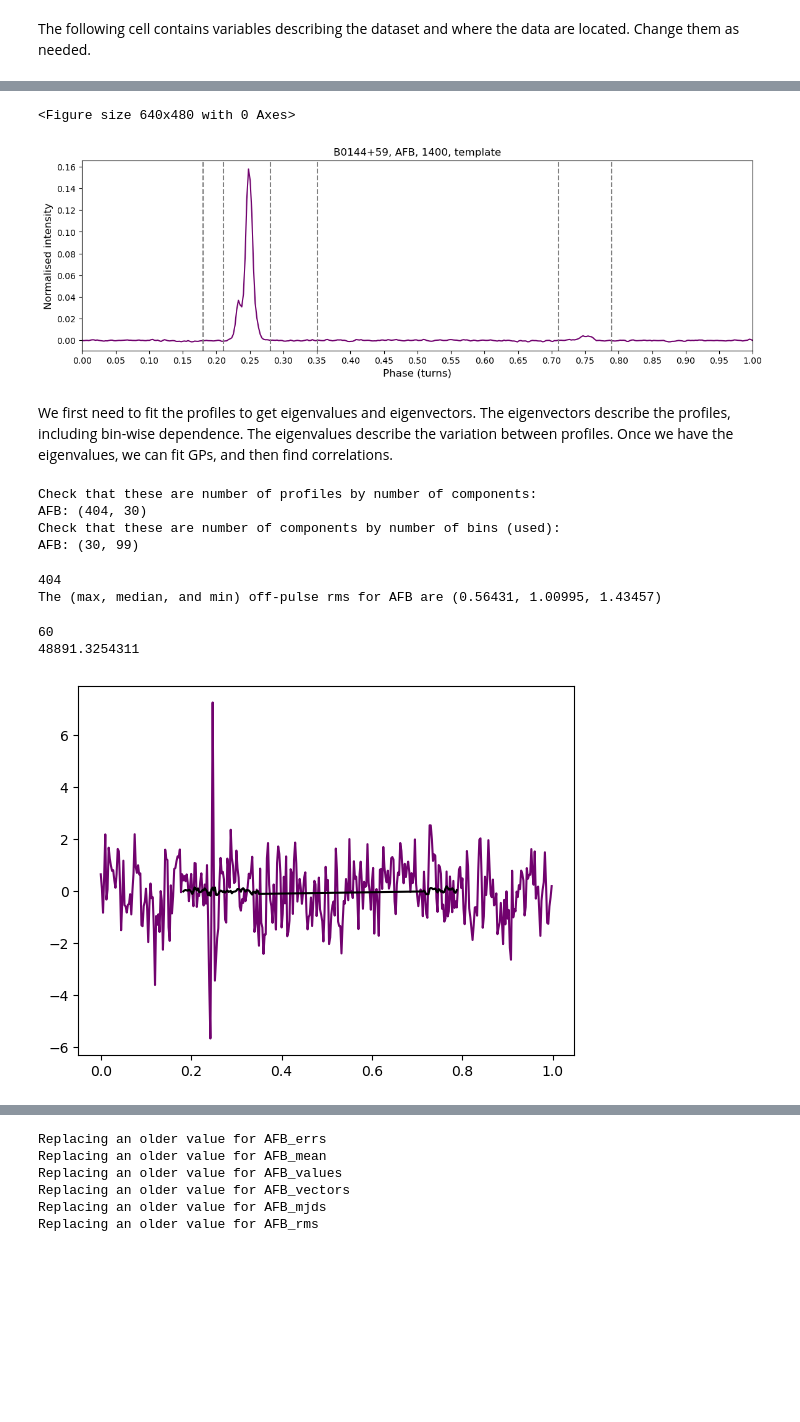
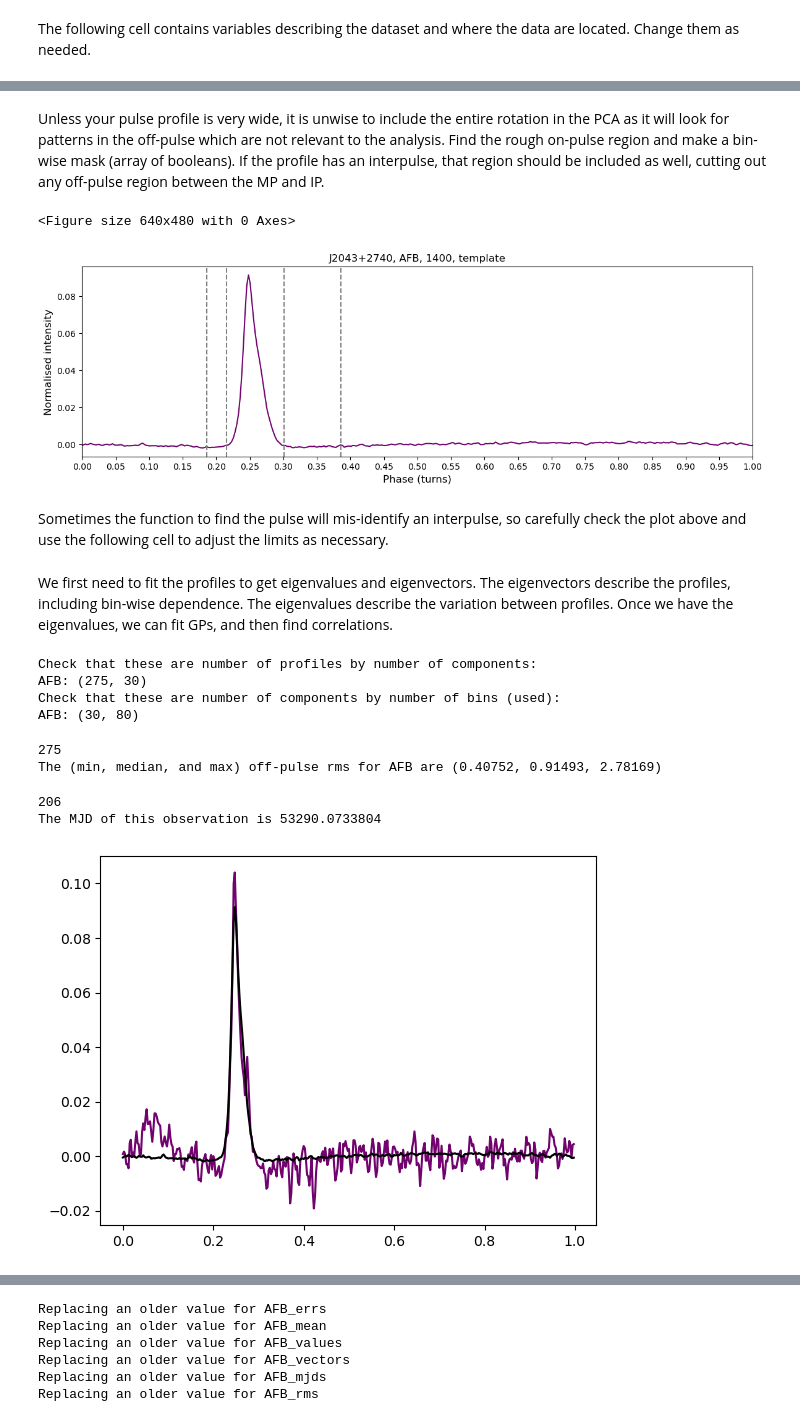
Before and after one commit to respiewak/psr_prof_pca, a Jupyter notebook: step_2_profile_pca.ipynb, the cells around one changed output, grey strips where cells are left out. Saved outputs shown, nothing was run; the diff lists cells and outputs as text; code cells hidden in the pictures; blank space fills up the shorter version.

Commit message:
Adding more descriptions, changing some step_2 plots to non-sub'd+norm'd data, other bug fixes

```diff
--- a/step_2_profile_pca.ipynb
+++ b/step_2_profile_pca.ipynb
@@ -47,7 +55,7 @@ The following cell contains variables describing the dataset and where the data
 # %%
 data_dir = '/home/s86932rs/research/nudot_stuff/'
 plots_dir = os.path.join(data_dir, 'plots')
-psr = 'B0144+59'
+psr = 'J2043+2740'
 freq = 1400
 be = 'afb'
 # %%
@@ -105,14 +115,15 @@ if exist_BE and np.any(sorted(BE_mjds_new) != BE_mjds_new):
 # %%
-# Mike's alignment function # Been moved to the step_1 alignment function
 if exist_BE:
+    # Mike's alignment function # Been moved to the step_1 alignment function
     #plt.plot(BE_aligned[:,100])
     #BE_aligned = psrcelery.data.align_and_scale(BE_aligned.T, BE_temp, nharm='auto').T
     #plt.plot(BE_aligned[:,100])
     #plt.show()
 
+    BE_orig = np.copy(BE_aligned)
     BE_offpulse, _ = _find_off_pulse(BE_temp)
     BE_offrms = np.std(BE_aligned[BE_offpulse,:], axis=0)
-    BE_aligned = (BE_aligned.T - BE_temp).T/BE_offrms
+    BE_aligned = (BE_aligned.T - BE_temp).T/BE_offrms # mean-subtracted and normalised
     #plt.plot(BE_aligned[:,100])
     #plt.show()
     with plt.style.context(plot_style):
@@ -145,3 +156,5 @@ if exist_BE:
+# %% [markdown]
+Unless your pulse profile is very wide, it is unwise to include the entire rotation in the PCA as it will look for patterns in the off-pulse which are not relevant to the analysis. Find the rough on-pulse region and make a bin-wise mask (array of booleans). If the profile has an interpulse, that region should be included as well, cutting out any off-pulse region between the MP and IP.
 # %%
 # Try to set the phase cuts automatically
 nbin = len(BE_temp)
@@ -167,6 +180,7 @@ if ip_exist:
         inter_pulse = np.logical_and(phase > ip_min, phase < ip_max)
         if np.abs(np.mean(BE_temp[off_pulse]) - np.mean(BE_temp[inter_pulse])) < np.std(BE_temp[off_pulse]):
             print("An IP exists but limits cannot be set automatically!!")
+            ip_exist = False
 # %%
 # plot the templates and define some useful values
 with plt.style.context(plot_style):
@@ -192,7 +206,9 @@ with plt.style.context(plot_style):
     plt.show()
 # %% [output]
 <Figure size 640x480 with 0 Axes>
-[figure, old version]
+[figure, new version]
+# %% [markdown]
+Sometimes the function to find the pulse will mis-identify an interpulse, so carefully check the plot above and use the following cell to adjust the limits as necessary.
 # %%
 # if necessary, use these lines to modify the limits
 #off_min = 0.17
@@ -227,35 +243,36 @@ if exist_BE:
     print(BE+":", BE_pca.components_.shape)
 # %% [output]
 Check that these are number of profiles by number of components:
-AFB: (404, 30)
+AFB: (275, 30)
 Check that these are number of components by number of bins (used):
-AFB: (30, 99)
+AFB: (30, 80)
 # %%
 if exist_BE:
     BE_rms, _ = get_rms_bline(BE_aligned)
     print(len(BE_rms))
-    print("The (max, median, and min) off-pulse rms for {} are ({:.5f}, {:.5f}, {:.5f})".format(BE, BE_rms.min(), np.median(BE_rms), BE_rms.max()))
+    print("The (min, median, and max) off-pulse rms for {} are ({:.5f}, {:.5f}, {:.5f})".format(BE, BE_rms.min(), np.median(BE_rms), BE_rms.max()))
 # %% [output]
-404
-The (max, median, and min) off-pulse rms for AFB are (0.56431, 1.00995, 1.43457)
+275
+The (min, median, and max) off-pulse rms for AFB are (0.40752, 0.91493, 2.78169)
 # %%
 if exist_BE:
     bad_mjds_BE = bad_mjds_eigs(BE_aligned, BE_mjds_new, peak_min, peak_max)
 # %%
-if exist_BE:
+if exist_BE: # plot a random observation marked as "bad" above
     print(len(bad_mjds_BE))
     imjd = np.random.randint(len(bad_mjds_BE))
     bad_mjd = bad_mjds_BE[imjd]
     #lim = BE_mjds_new == bad_mjd
-    print(bad_mjd)
+    print("The MJD of this observation is", bad_mjd)
     with plt.style.context(plot_style):
-        plt.plot(BE_bins, BE_aligned[:,imjd], color=c2)
-        plt.plot(BE_bins[BE_mask], BE_pca.mean_, '-', color=c1)
+        plt.clf()
+        plt.plot(BE_bins, BE_orig[:,imjd], color=c2)
+        plt.plot(BE_bins, BE_temp, '-', color=c1)
         plt.show()
 # %% [output]
-60
-48891.3254311
+206
+The MJD of this observation is 53290.0733804
-[figure, old version]
+[figure, new version]
 # %%
 # define axes parameters for following plots
 #w = 0.92
```
Also changed, not shown: parts of 12 cells of this notebook, 6 other files.
